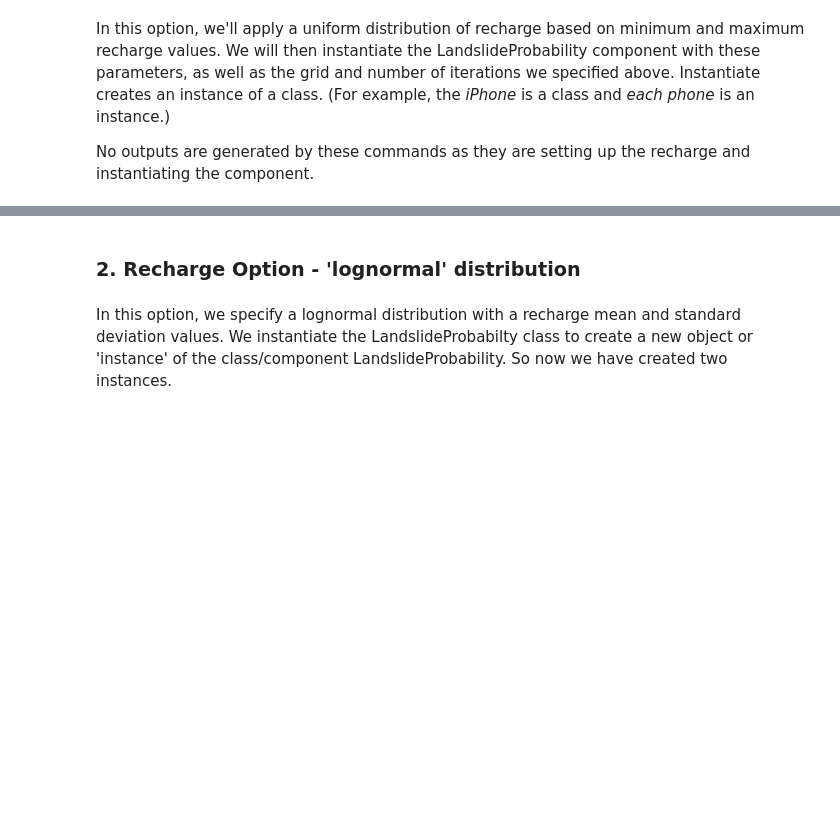
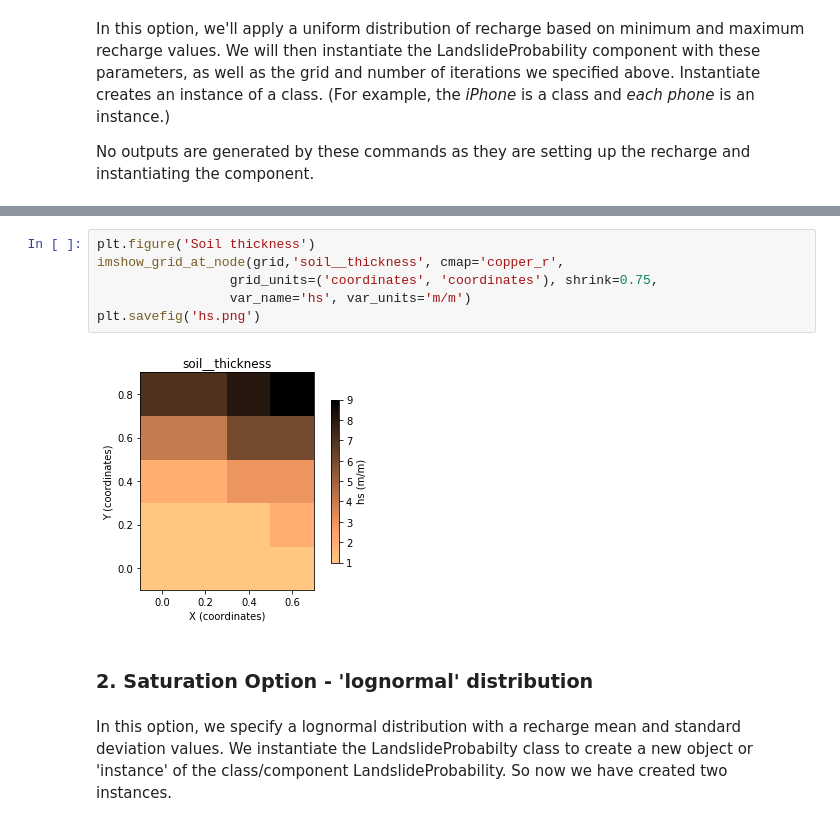
Before and after one commit to Freshwater-Initiative/SkagitLandslideHazards, a Jupyter notebook: landslide_code/Synthetic_saturation_LandlabLandslide.ipynb, the cells around one changed output, grey strips where cells are left out. Drawn from its saved outputs; the diff is of its cells as text; blank space fills up the shorter version.

```diff
--- a/landslide_code/Synthetic_saturation_LandlabLandslide.ipynb
+++ b/landslide_code/Synthetic_saturation_LandlabLandslide.ipynb
@@ -229,5 +240,13 @@ Uniform depth to water table successfully instantiated
+# %%
+plt.figure('Soil thickness')
+imshow_grid_at_node(grid,'soil__thickness', cmap='copper_r',
+                 grid_units=('coordinates', 'coordinates'), shrink=0.75,
+                 var_name='hs', var_units='m/m')
+plt.savefig('hs.png')
+# %% [output]
+[figure, added]
 # %% [markdown]
-### 2. Recharge Option - 'lognormal' distribution
+### 2. Saturation Option - 'lognormal' distribution
 # %% [markdown]
 In this option, we specify a lognormal distribution with a recharge mean and standard deviation values.  We instantiate the LandslideProbabilty class to create a new object or 'instance' of the class/component LandslideProbability. So now we have created two instances.
 # %%
```
Also changed, not shown: parts of 23 cells of this notebook, 1 other file.
